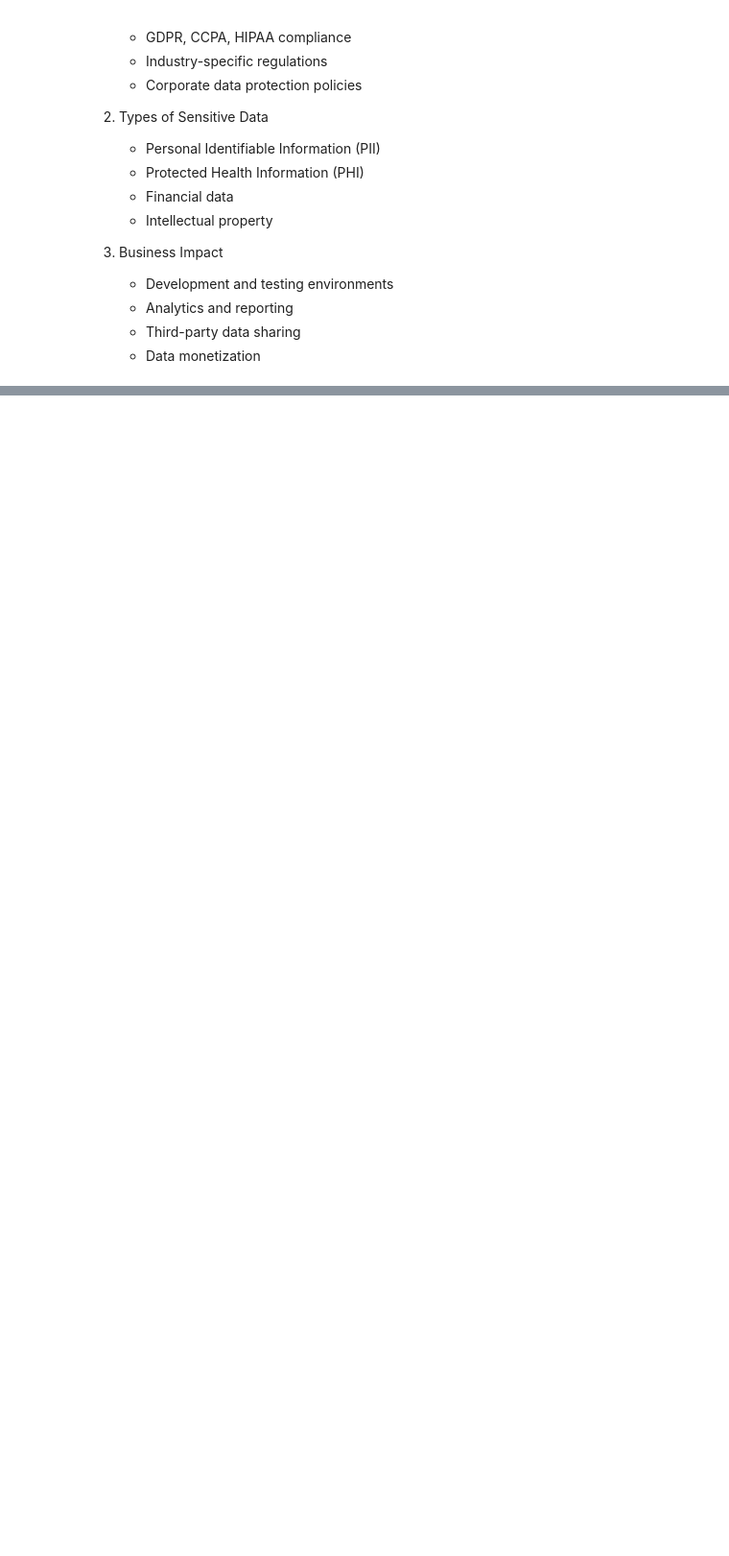
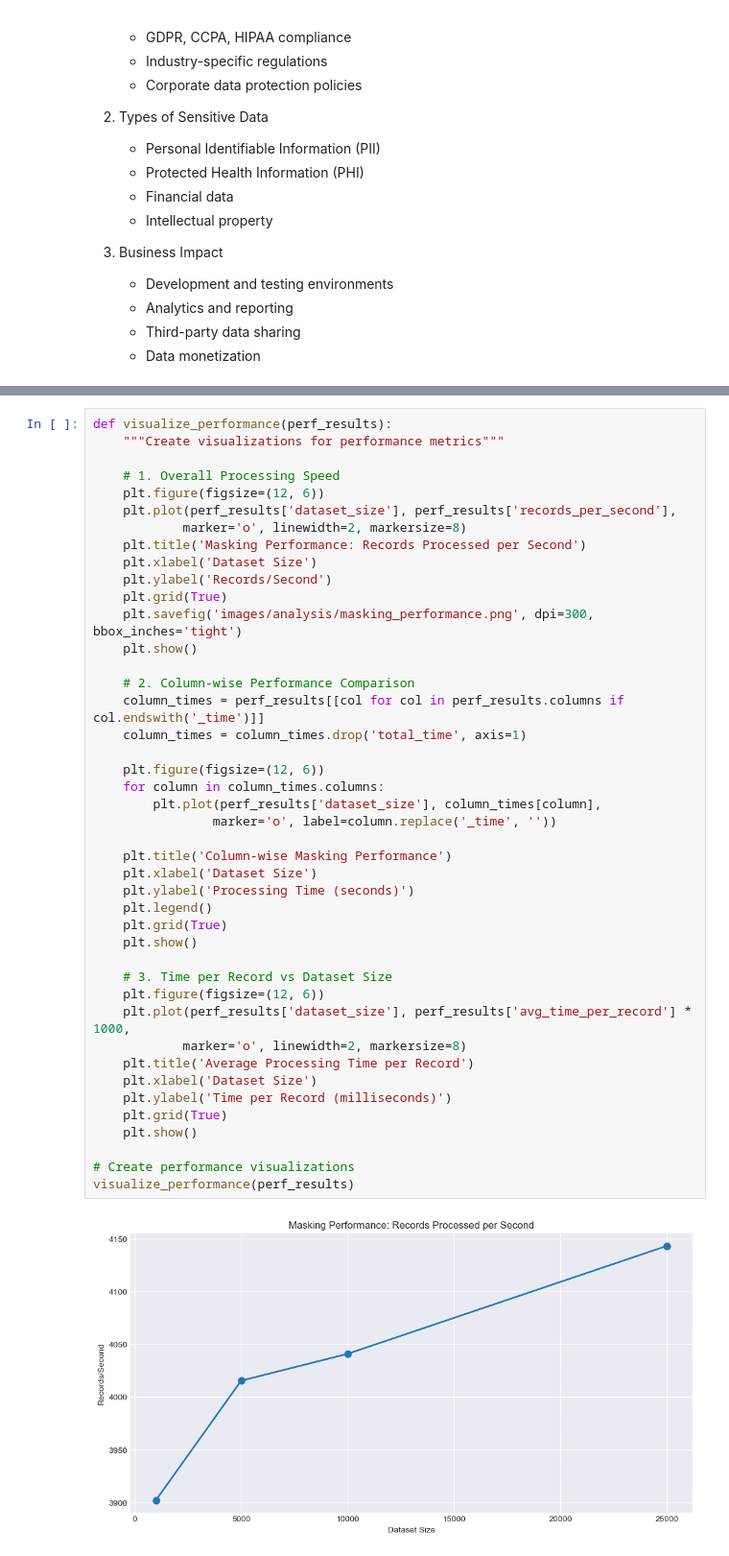
Before and after one commit to Burton-David/delphix-masking-demo, a Jupyter notebook: notebooks/Delphix_Data_Masking.ipynb, the cells around one changed output, grey strips where cells are left out. Shown: that part at 96% size. Cells and saved outputs as stored; diff of their text form; blank space fills up the shorter version.

```diff
--- a/notebooks/Delphix_Data_Masking.ipynb
+++ b/notebooks/Delphix_Data_Masking.ipynb
@@ -65,0 +517,45 @@ Successfully installed faker-33.1.0
+# %%
+def visualize_performance(perf_results):
+    """Create visualizations for performance metrics"""
+
+    # 1. Overall Processing Speed
+    plt.figure(figsize=(12, 6))
+    plt.plot(perf_results['dataset_size'], perf_results['records_per_second'],
+            marker='o', linewidth=2, markersize=8)
+    plt.title('Masking Performance: Records Processed per Second')
+    plt.xlabel('Dataset Size')
+    plt.ylabel('Records/Second')
+    plt.grid(True)
+    plt.savefig('images/analysis/masking_performance.png', dpi=300, bbox_inches='tight')
+    plt.show()
+
+    # 2. Column-wise Performance Comparison
+    column_times = perf_results[[col for col in perf_results.columns if col.endswith('_time')]]
+    column_times = column_times.drop('total_time', axis=1)
+
+    plt.figure(figsize=(12, 6))
+    for column in column_times.columns:
+        plt.plot(perf_results['dataset_size'], column_times[column],
+                marker='o', label=column.replace('_time', ''))
+
+    plt.title('Column-wise Masking Performance')
+    plt.xlabel('Dataset Size')
+    plt.ylabel('Processing Time (seconds)')
+    plt.legend()
+    plt.grid(True)
+    plt.show()
+
+    # 3. Time per Record vs Dataset Size
+    plt.figure(figsize=(12, 6))
+    plt.plot(perf_results['dataset_size'], perf_results['avg_time_per_record'] * 1000,
+            marker='o', linewidth=2, markersize=8)
+    plt.title('Average Processing Time per Record')
+    plt.xlabel('Dataset Size')
+    plt.ylabel('Time per Record (milliseconds)')
+    plt.grid(True)
+    plt.show()
+
+# Create performance visualizations
+visualize_performance(perf_results)
+# %% [output]
+[figure, added]
```
Also changed, not shown: parts of 18 cells of this notebook, 4 other files.
